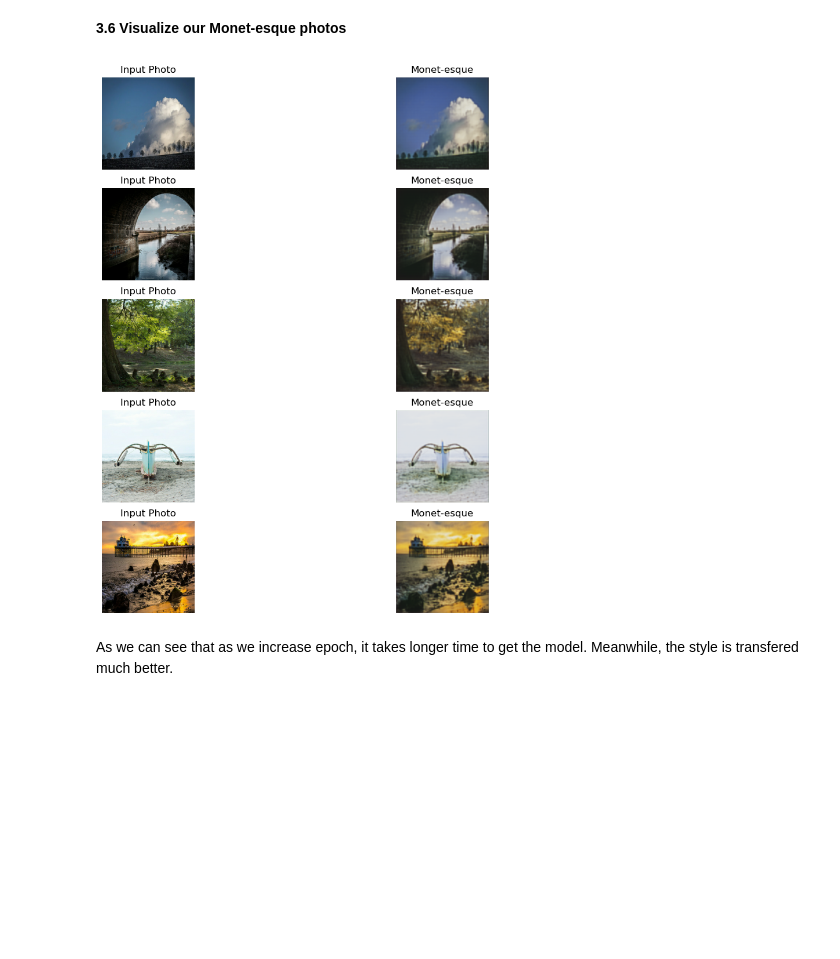
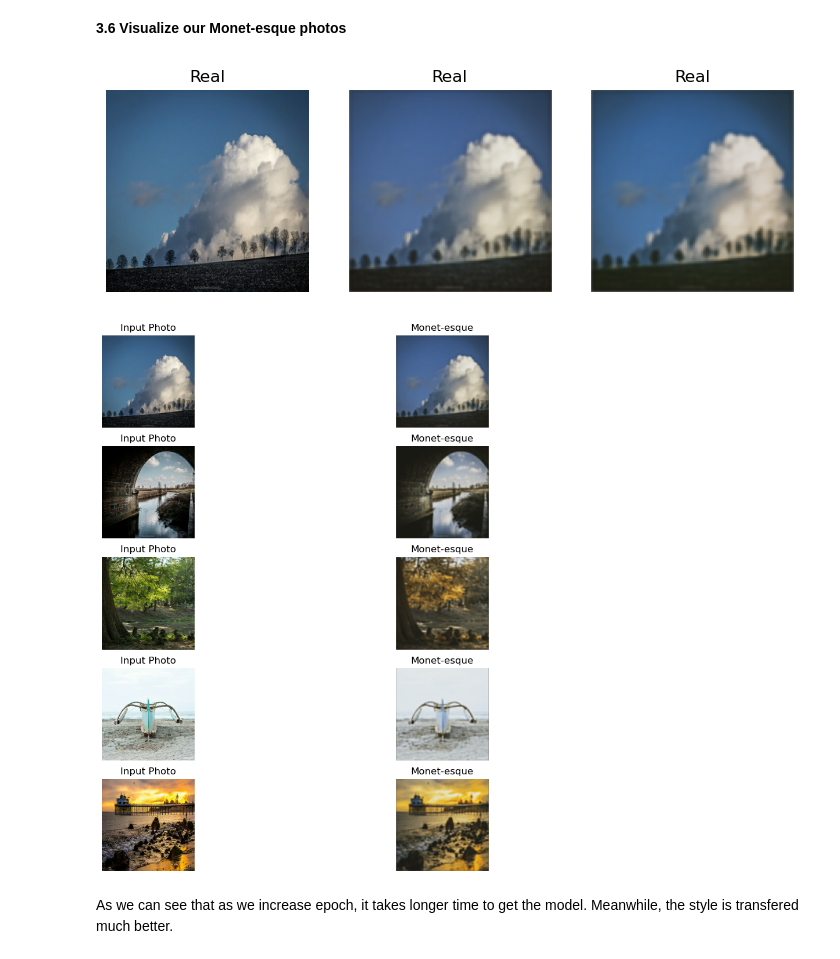
Before and after one commit to jizh4635/GAN, a Jupyter notebook: monet-style.ipynb, the cells around one changed output. Drawn from its saved outputs; the diff is of its cells as text; code cells hidden in the pictures; blank space fills up the shorter version.

Commit message:
Kaggle Notebook | Monet Style  | Version 9

```diff
--- a/monet-style.ipynb
+++ b/monet-style.ipynb
@@ -527,22 +551,49 @@ Epoch 2/2
 # %% [markdown]
 **3.6 Visualize our Monet-esque photos**
 # %%
+import numpy as np
+
+def visualize_training_results(real_images, generator, reconstructor, num_examples=4):
+    # Generate and reconstruct images
+    generated_images = generator(real_images)
+    reconstructed_images = reconstructor(generated_images)
+
+    # Prepare the grid
+    images = np.concatenate([real_images, generated_images, reconstructed_images])
+    titles = ['Real'] * num_examples + ['Generated'] * num_examples + ['Reconstructed'] * num_examples
+
+    plt.figure(figsize=(num_examples * 3, 9))
+
+    for i in range(images.shape[0]):
+        plt.subplot(2, num_examples, i + 1)
+        plt.imshow(images[i] * 0.5 + 0.5)  # Convert the images back to the [0, 1] range
+        plt.title(titles[i])
+        plt.axis('off')
+
+    plt.show()
+
+# Get a batch of real images
+real_images = next(iter(photo_ds))
+
+# Visualize the training results
+visualize_training_results(real_images, monet_generator, photo_generator)
 
 _, ax = plt.subplots(5, 2, figsize=(12, 12))
 for i, img in enumerate(photo_ds.take(5)):
     prediction = monet_generator(img, training=False)[0].numpy()
     prediction = (prediction * 127.5 + 127.5).astype(np.uint8)
     img = (img[0] * 127.5 + 127.5).numpy().astype(np.uint8)
 
     ax[i, 0].imshow(img)
     ax[i, 1].imshow(prediction)
     ax[i, 0].set_title("Input Photo")
     ax[i, 1].set_title("Monet-esque")
     ax[i, 0].axis("off")
     ax[i, 1].axis("off")
 plt.show()
 # %% [output]
-[figure, old version]
+[figure, new version]
+[figure, added]
 # %% [markdown]
 As we can see that as we increase epoch, it takes longer time to get the model. Meanwhile, the style is transfered much better.
 # %% [markdown]
```
Also changed, not shown: parts of 3 cells of this notebook.
